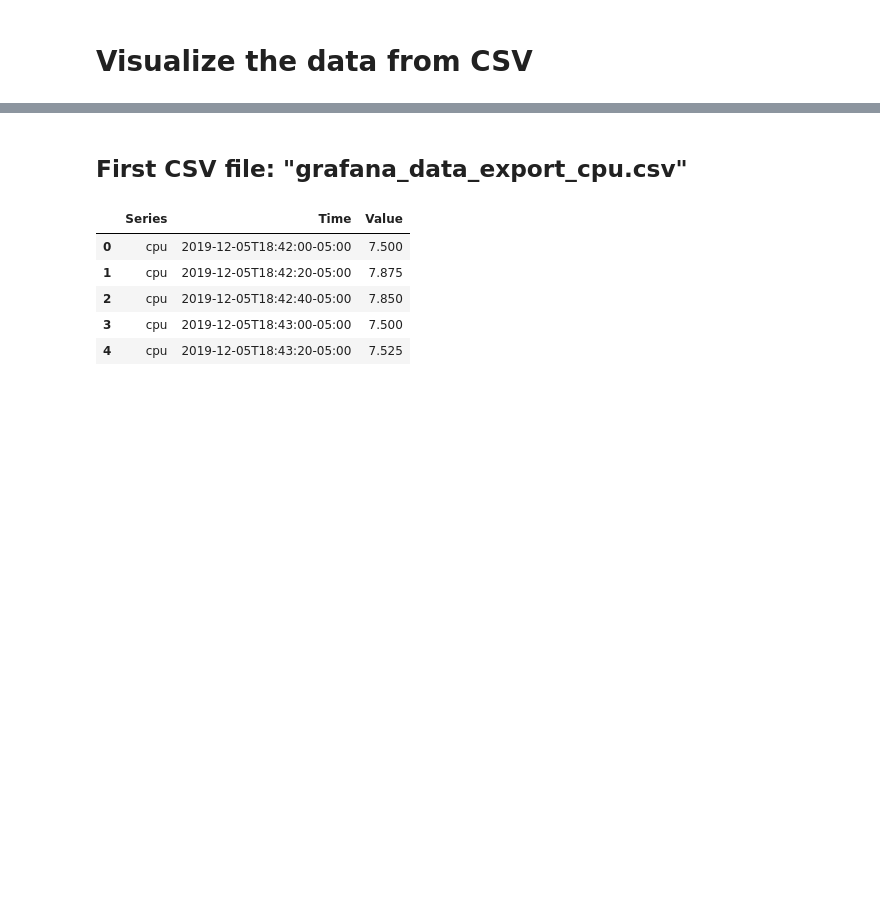
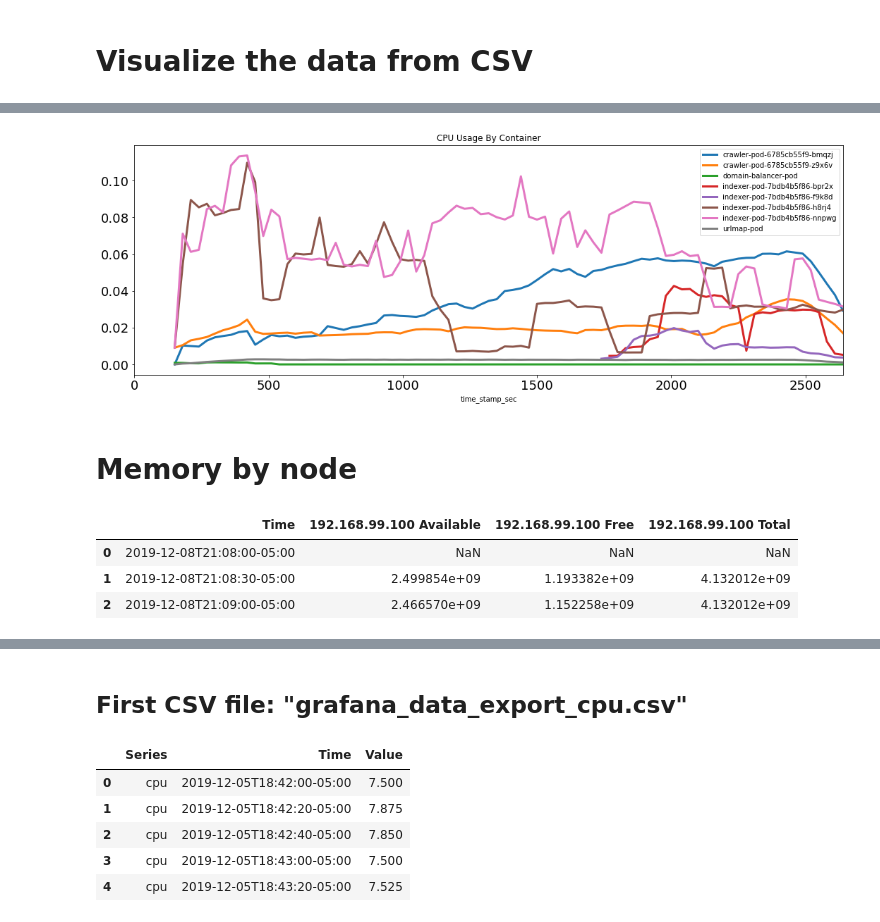
Before and after one commit to lucaspar/bingo, a Jupyter notebook: vis/result_vis.ipynb, the cells around one changed output, grey strips where cells are left out. Cells and saved outputs as stored; diff of their text form; code cells hidden in the pictures; blank space fills up the shorter version.

```diff
--- a/vis/result_vis.ipynb
+++ b/vis/result_vis.ipynb
@@ -5,4 +5,5 @@ import pandas as pd
 import warnings
 warnings.filterwarnings('ignore')
 import matplotlib.pyplot as plt
+plt.rcParams.update({'font.size': 18})
 import numpy as np
@@ -8,0 +190,3 @@ import numpy as np
+# %%
+pd_raw_cpu = pd.read_csv("./sample_charts/cpu_by_container.csv", sep=';')
+pd_raw_cpu.head(3)
@@ -8,0 +198,13 @@ import numpy as np
+# %%
+# 1. Change Time to datetime
+pd_raw_cpu['time_stamp'] = pd.to_datetime(pd_raw_cpu['Time'])
+# 2. Substract the first time and make it into relative time
+pd_raw_cpu['time_stamp'] = pd_raw_cpu['time_stamp'].sub(pd_raw_cpu['time_stamp'][0], axis=0)
+# 3. Add another column for time in seconds
+pd_raw_cpu['time_stamp_sec'] = pd.Series(np.random.randn(len(pd_raw_cpu['Time'])), index = pd_raw_cpu.index)
+# 4. Change the relative time into seconds
+pd_raw_cpu['time_stamp_sec'] = pd_raw_cpu['time_stamp'].dt.total_seconds()
+# 5. Drop unnecessary columns
+pd_cpu_plt = pd_raw_cpu.drop(columns=['Time', 'time_stamp'])
+# 6. Reset the index to time_stamp_sec
+pd_cpu_plt.set_index('time_stamp_sec', inplace = True)
@@ -8,0 +219,16 @@ import numpy as np
+# %%
+# Plot
+pd_cpu_plt.plot(figsize=(18,6), title = 'CPU Usage By Container', fontsize=18, lw=3)
+plt.show()
+# %% [output]
+[figure, added]
+# %% [markdown]
+# Memory by node
+# %%
+memory_by_node = pd.read_csv("./sample_charts/memory_by_node.csv", sep=';')
+memory_by_node.head(3)
+# %% [output]
+|  | Time | 192.168.99.100 Available | 192.168.99.100 Free | 192.168.99.100 Total |
+| 0 | 2019-12-08T21:08:00-05:00 | NaN | NaN | NaN |
+| 1 | 2019-12-08T21:08:30-05:00 | 2.499854e+09 | 1.193382e+09 | 4.132012e+09 |
+| 2 | 2019-12-08T21:09:00-05:00 | 2.466570e+09 | 1.152258e+09 | 4.132012e+09 |
```
Also changed, not shown: parts of 40 cells of this notebook, 1 other file.
